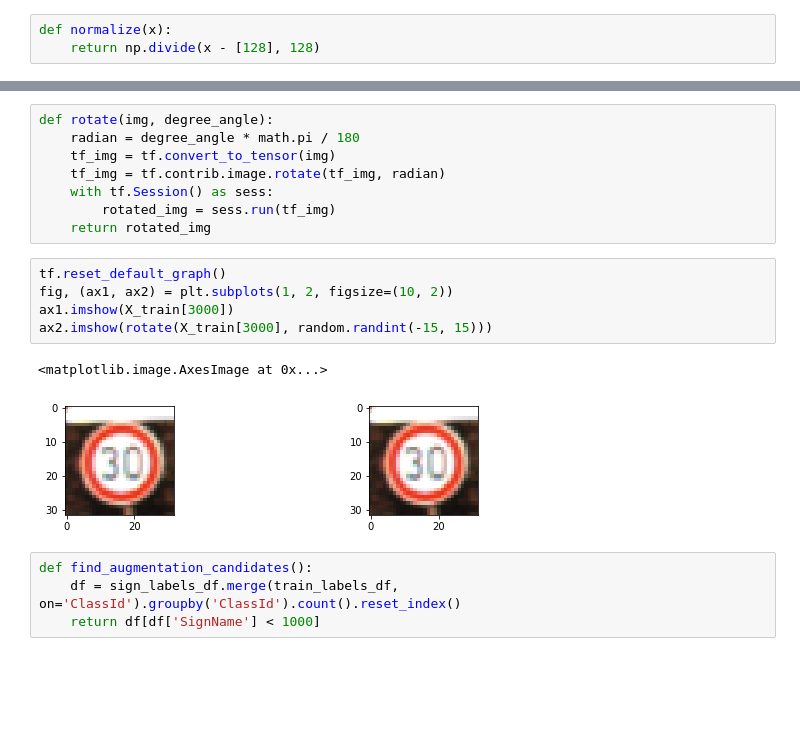
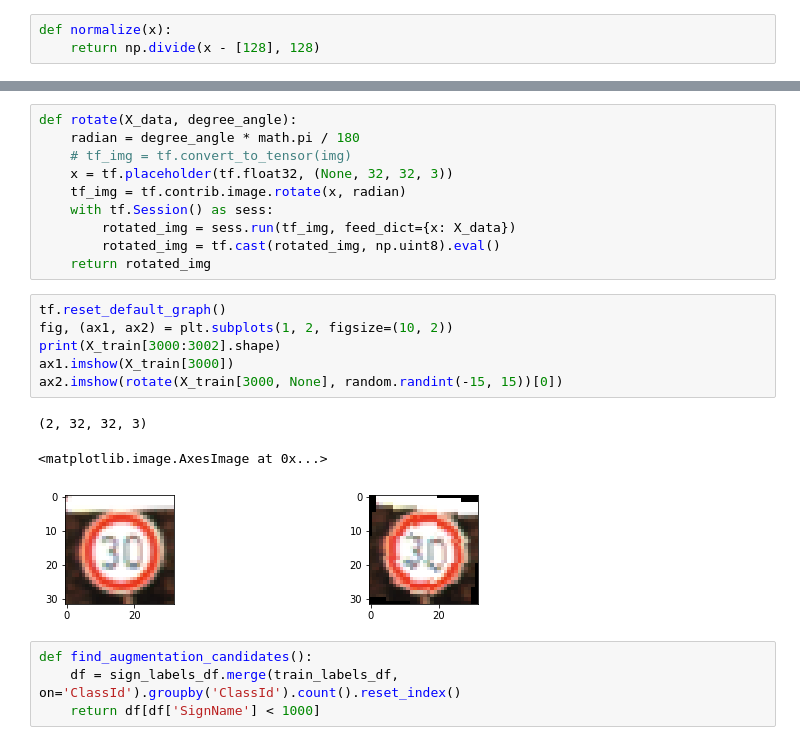
Before and after one commit to samiriff/CarND-Traffic-Sign-Classifier-Project, a Jupyter notebook: Traffic_Sign_Classifier.ipynb, the cells around one changed output, grey strips where cells are left out. Drawn from its saved outputs; the diff is of its cells as text; blank space fills up the shorter version.

```diff
--- a/Traffic_Sign_Classifier.ipynb
+++ b/Traffic_Sign_Classifier.ipynb
@@ -240,21 +245,25 @@ ax2.imshow(brighten(X_train[3000]))
 <matplotlib.image.AxesImage at 0x...>
 [figure]
 # %%
-def rotate(img, degree_angle):
+def rotate(X_data, degree_angle):
     radian = degree_angle * math.pi / 180
-    tf_img = tf.convert_to_tensor(img)
-    tf_img = tf.contrib.image.rotate(tf_img, radian)
+    # tf_img = tf.convert_to_tensor(img)
+    x = tf.placeholder(tf.float32, (None, 32, 32, 3))
+    tf_img = tf.contrib.image.rotate(x, radian)
     with tf.Session() as sess:
-        rotated_img = sess.run(tf_img)
+        rotated_img = sess.run(tf_img, feed_dict={x: X_data})
+        rotated_img = tf.cast(rotated_img, np.uint8).eval()
     return rotated_img
 # %%
 tf.reset_default_graph()
 fig, (ax1, ax2) = plt.subplots(1, 2, figsize=(10, 2))
+print(X_train[3000:3002].shape)
 ax1.imshow(X_train[3000])
-ax2.imshow(rotate(X_train[3000], random.randint(-15, 15)))
+ax2.imshow(rotate(X_train[3000, None], random.randint(-15, 15))[0])
 # %% [output]
-<matplotlib.image.AxesImage at 0x...>
+(2, 32, 32, 3)
+<matplotlib.image.AxesImage at 0x...>
-[figure, old version]
+[figure, new version]
 # %%
 def find_augmentation_candidates():
     df = sign_labels_df.merge(train_labels_df, on='ClassId').groupby('ClassId').count().reset_index()
```
Also changed, not shown: parts of 10 cells of this notebook.
